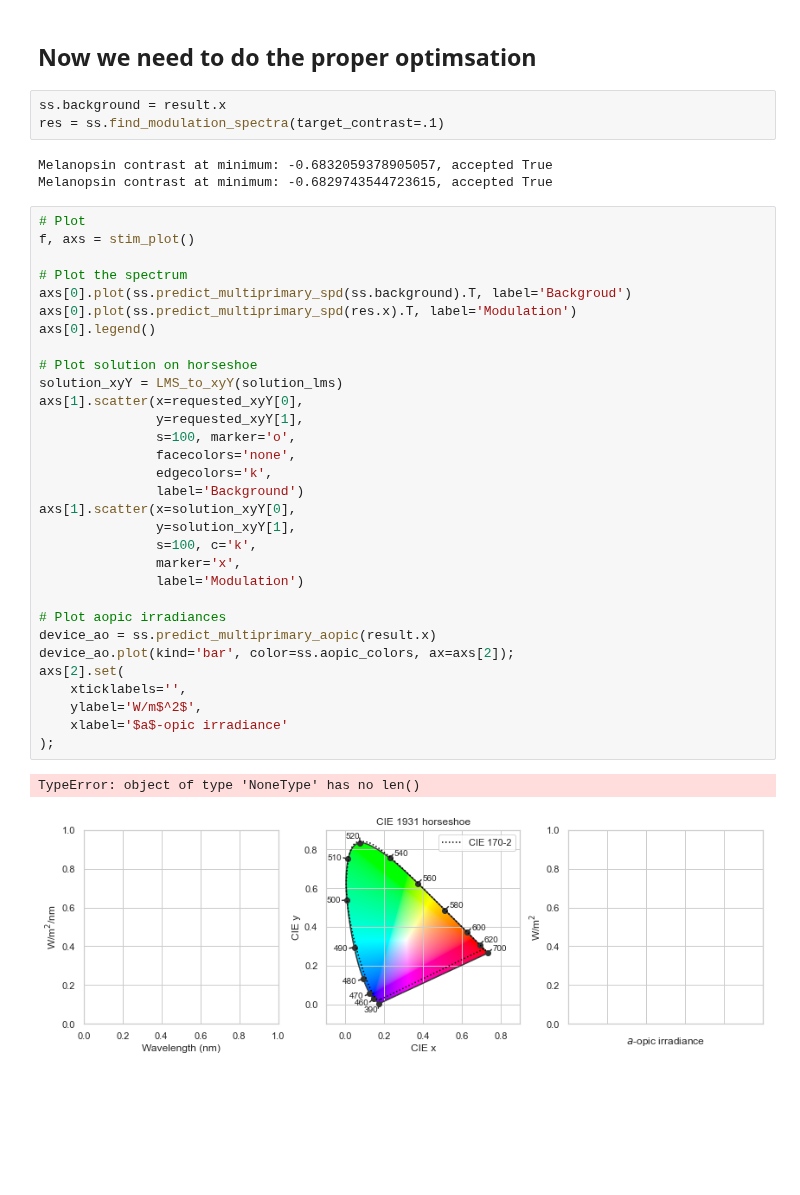
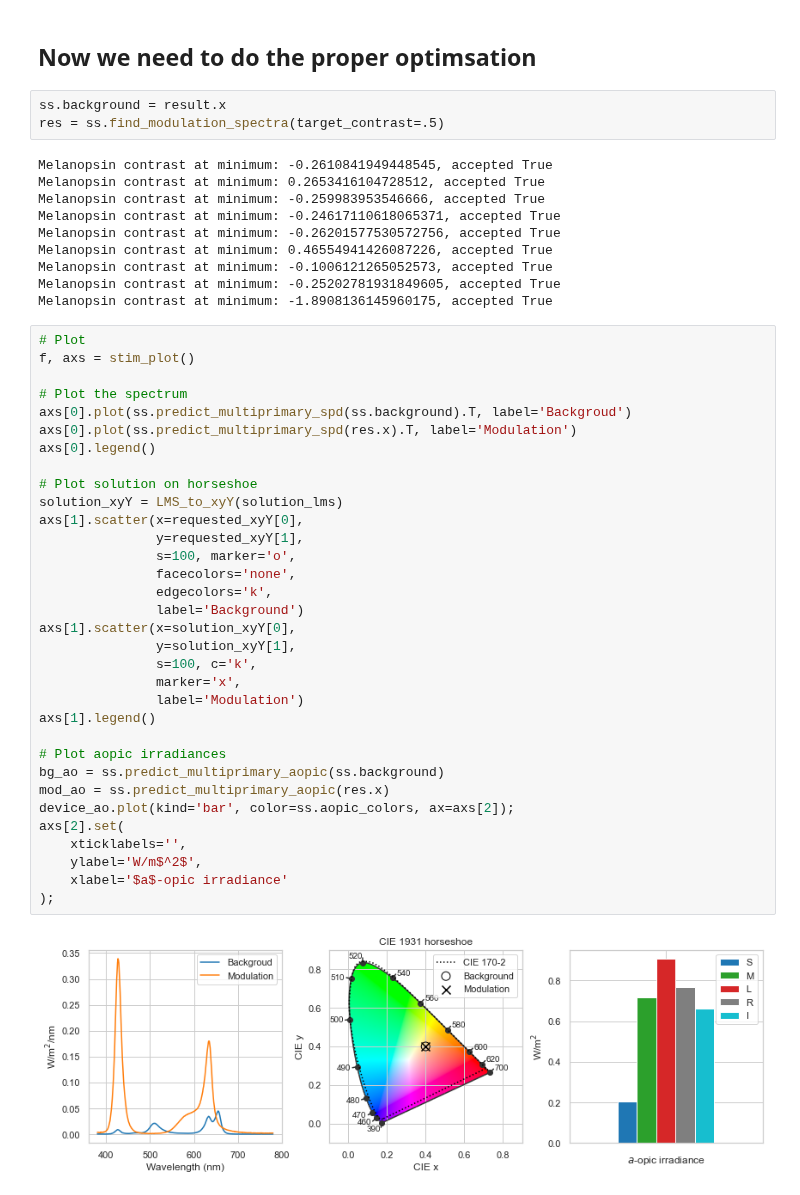
Before and after one commit to PySilentSubstitution/pysilsub, a Jupyter notebook: notebooks/silent_substitution_example.ipynb, the cells around one changed output. Drawn from its saved outputs; the diff is of its cells as text; blank space fills up the shorter version.

```diff
--- a/notebooks/silent_substitution_example.ipynb
+++ b/notebooks/silent_substitution_example.ipynb
@@ -107,41 +107,49 @@ Now we need to do the proper optimsation
 ----------------------------------------
 # %%
 ss.background = result.x
-res = ss.find_modulation_spectra(target_contrast=.1)
+res = ss.find_modulation_spectra(target_contrast=.5)
 # %% [output]
-Melanopsin contrast at minimum: -0.6832059378905057, accepted True
-Melanopsin contrast at minimum: -0.6829743544723615, accepted True
+Melanopsin contrast at minimum: -0.2610841949448545, accepted True
+Melanopsin contrast at minimum: 0.2653416104728512, accepted True
+Melanopsin contrast at minimum: -0.259983953546666, accepted True
+Melanopsin contrast at minimum: -0.24617110618065371, accepted True
+Melanopsin contrast at minimum: -0.26201577530572756, accepted True
+Melanopsin contrast at minimum: 0.46554941426087226, accepted True
+Melanopsin contrast at minimum: -0.1006121265052573, accepted True
+Melanopsin contrast at minimum: -0.25202781931849605, accepted True
+Melanopsin contrast at minimum: -1.8908136145960175, accepted True
 # %%
 # Plot
 f, axs = stim_plot()
 
 # Plot the spectrum
 axs[0].plot(ss.predict_multiprimary_spd(ss.background).T, label='Backgroud')
 axs[0].plot(ss.predict_multiprimary_spd(res.x).T, label='Modulation')
 axs[0].legend()
 
 # Plot solution on horseshoe
 solution_xyY = LMS_to_xyY(solution_lms)
 axs[1].scatter(x=requested_xyY[0],
                y=requested_xyY[1],
                s=100, marker='o',
                facecolors='none',
                edgecolors='k',
                label='Background')
 axs[1].scatter(x=solution_xyY[0],
                y=solution_xyY[1],
                s=100, c='k',
                marker='x',
                label='Modulation')
+axs[1].legend()
 
 # Plot aopic irradiances
-device_ao = ss.predict_multiprimary_aopic(result.x)
+bg_ao = ss.predict_multiprimary_aopic(ss.background)
+mod_ao = ss.predict_multiprimary_aopic(res.x)
 device_ao.plot(kind='bar', color=ss.aopic_colors, ax=axs[2]);
 axs[2].set(
     xticklabels='',
     ylabel='W/m$^2$',
     xlabel='$a$-opic irradiance'
 );
 # %% [output]
-TypeError: object of type 'NoneType' has no len()
-[figure, old version]
+[figure, new version]
```
Also changed, not shown: parts of 8 cells of this notebook, 6 other files.
